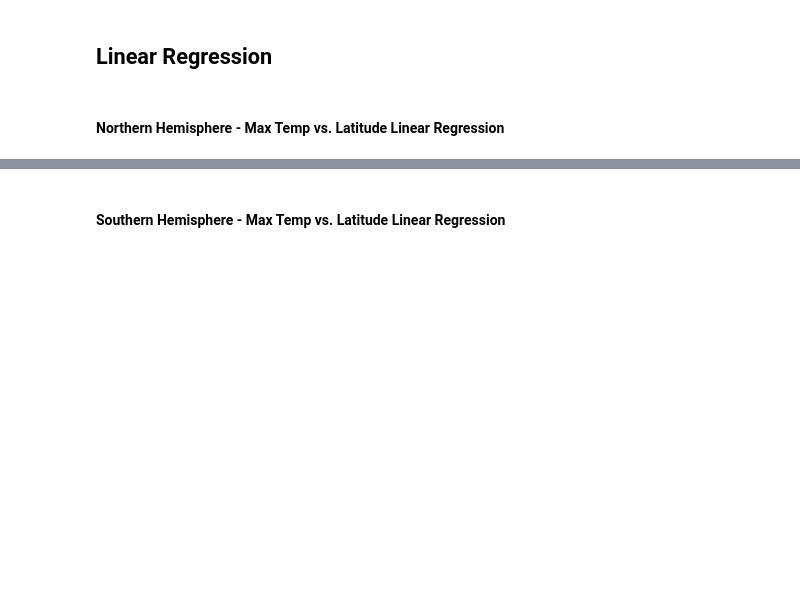
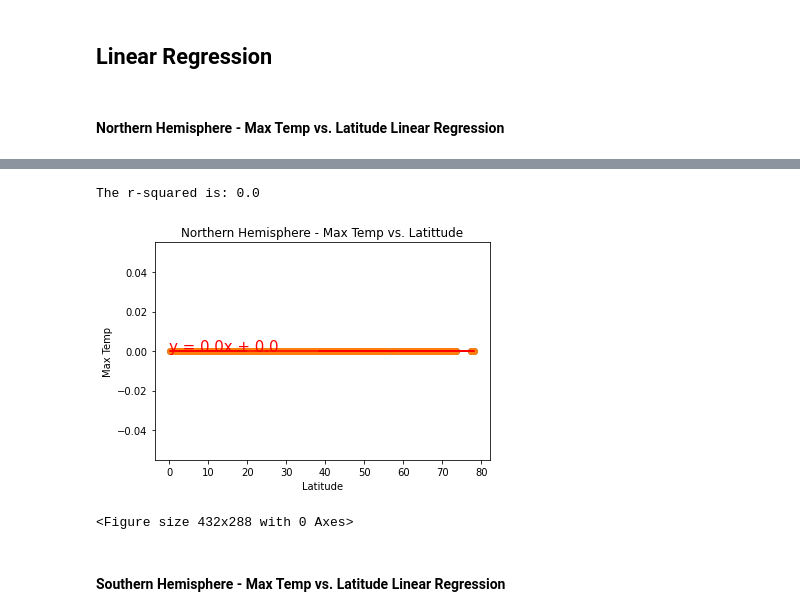
Before and after one commit to shermeenajani/python-api-challenge, a Jupyter notebook: WeatherPy/WeatherPy.ipynb, the cells around one changed output, grey strips where cells are left out. Saved outputs shown, nothing was run; the diff lists cells and outputs as text; code cells hidden in the pictures; blank space fills up the shorter version.

```diff
--- a/WeatherPy/WeatherPy.ipynb
+++ b/WeatherPy/WeatherPy.ipynb
@@ -271,2 +299,32 @@ The r-value is: 0.46937863826630627
+# %%
+north_data_df=clean_city_data[(clean_city_data["Lat"]>0)]
+
+values = north_data_df
+
+#Create Scatter Plot
+x_values = values["Lat"].values
+y_values = values["Max Temp"].values
+plt.scatter(x_values,y_values)
+plt.xlabel('Latitude')
+plt.ylabel('Max Temp')
+plt.title("Northern Hemisphere - Max Temp vs. Latittude")
+
+(slope, intercept, rvalue, pvalue, stderr) = linregress(x_values, y_values)
+regress_values = x_values * slope + intercept
+line_eq = "y = " + str(round(slope,2)) + "x + " + str(round(intercept,2))
+plt.scatter(x_values,y_values)
+plt.plot(x_values,regress_values,"r-")
+plt.annotate(line_eq,(0,0),fontsize=15,color="red")
+
+#Print the r-sqared value
+print(f"The r-squared is: {rvalue**2}")
+plt.show()
+
+#Save file as png
+plt.savefig('NorthernHemisphere-MaxTempvsLatitudeplot.png')
+# %% [output]
+The r-squared is: 0.0
+[figure, added]
+<Figure size 432x288 with 0 Axes>
 # %% [markdown]
 ####  Southern Hemisphere - Max Temp vs. Latitude Linear Regression
```
Also changed, not shown: parts of 17 cells of this notebook, 10 other files.
